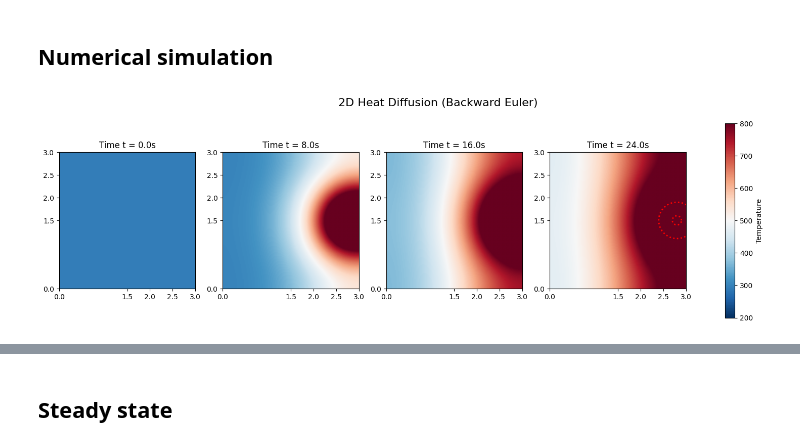
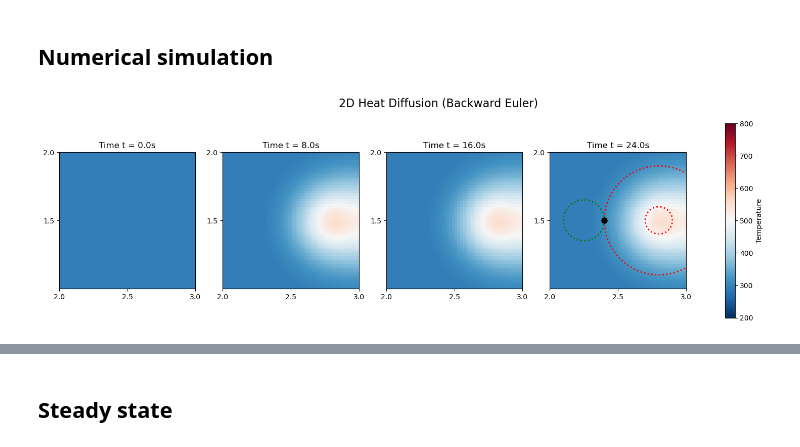
Before and after one commit to tusm06/MATH461_Unit03, a Jupyter notebook: main.ipynb, the cells around one changed output, grey strips where cells are left out. Saved outputs shown, nothing was run; the diff lists cells and outputs as text; code cells hidden in the pictures.

```diff
--- a/main.ipynb
+++ b/main.ipynb
@@ -18,11 +18,14 @@ from matplotlib.animation import FuncAnimation
 z = 1
 # alpha = 2.2e-5
 alpha = 2.2e-5 * 3600
-beta = 0
+beta = 0.3
 T_a = 293.15
 r = 1
 gamma = 360
-sd = 0.1
+sd = 0.01
+
+# The temperature of cook position record
+cpt = []
 # %%
 ### The following code is adapted and modified from the original MATLAB code provided by Professor Colin Macdonald in MATH 405 in UBC. ###
 
@@ -38,6 +41,9 @@ y = yy.flatten()
 
 # Initial condition
 u = np.full((J*J,), T_a)
+ix = np.argmin(np.abs(s - 2.4))
+iy = np.argmin(np.abs(s - 1.5))
+cpt.append(u[iy * J + ix])
 
 # Source term
 source = ((gamma/z) / (np.sqrt(2*np.pi*sd))) * np.exp(-((xx-2.8)**2 + (yy-1.5)**2) / (2*sd))
@@ -87,37 +93,44 @@ for n in range(numsteps + 1):
 
         # Make sure the heat does not exceed 1000
         u = np.clip(u, T_a, 1000)
+        cpt.append(u[iy * J + ix])
 
         t += k
 # %%
 ### The following code is adapted and modified from the original MATLAB code provided by Professor Colin Macdonald in MATH 405 in UBC. ###
 
 # Plot
 fig, axes = plt.subplots(1, 4, figsize=(20, 5))
 
 for i, target in enumerate(target_times):
     im = axes[i].imshow(snapshots[target], extent=[0, 3, 0, 3], origin='lower', cmap='RdBu_r', vmin=200, vmax=800)
     # axes[i].plot(1.5, 1.5, 'ko', markersize=8)
     axes[i].set_title(f'Time t = {target}s')
     axes[i].set_xticks([0, 1.5, 2, 2.5, 3])
     axes[i].set_yticks([0, 1.5, 2, 2.5, 3])
-    # axes[i].set_xlim(2, 3)
-    # axes[i].set_ylim(1, 2)
+    axes[i].set_xlim(2, 3)
+    axes[i].set_ylim(1, 2)
 
 fig.colorbar(im, ax=axes.ravel().tolist(), label='Temperature')
 plt.suptitle('2D Heat Diffusion (Backward Euler)', fontsize=16)
 
 theta = np.linspace(0, 2*np.pi, 100)
 x_circle_1 = 2.8 + 0.4 * np.cos(theta)
 y_circle_1 = 1.5 + 0.4 * np.sin(theta)
 plt.plot(x_circle_1, y_circle_1, color='red', linestyle=':', linewidth=2, label='Target')
 
 x_circle_1 = 2.8 + 0.1 * np.cos(theta)
 y_circle_1 = 1.5 + 0.1 * np.sin(theta)
 plt.plot(x_circle_1, y_circle_1, color='red', linestyle=':', linewidth=2, label='Target')
 
-plt.xlim(0, 3)
-plt.ylim(0, 3)
+x_circle_1 = 2.25 + 0.15 * np.cos(theta)
+y_circle_1 = 1.5 + 0.15 * np.sin(theta)
+plt.plot(x_circle_1, y_circle_1, color='green', linestyle=':', linewidth=2, label='cook position')
+
+plt.plot(2.4, 1.5, color='black', marker='o', markersize=8, label='cook position')
+
+plt.xlim(2, 3)
+plt.ylim(1, 2)
 plt.show()
 # %% [output]
-[figure, old version]
+[figure, new version]
```
Also changed, not shown: parts of 1 cell of this notebook, 1 other file.
